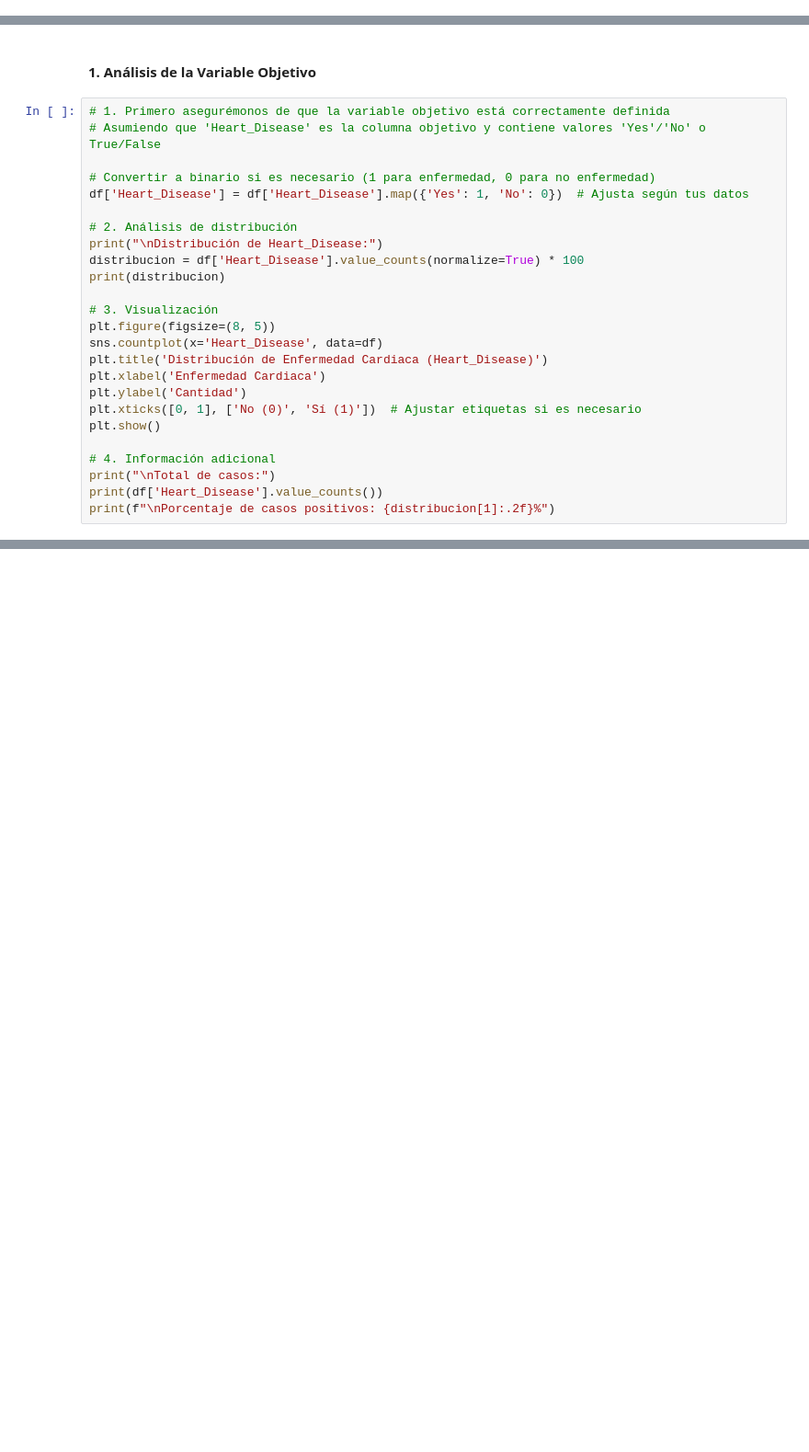
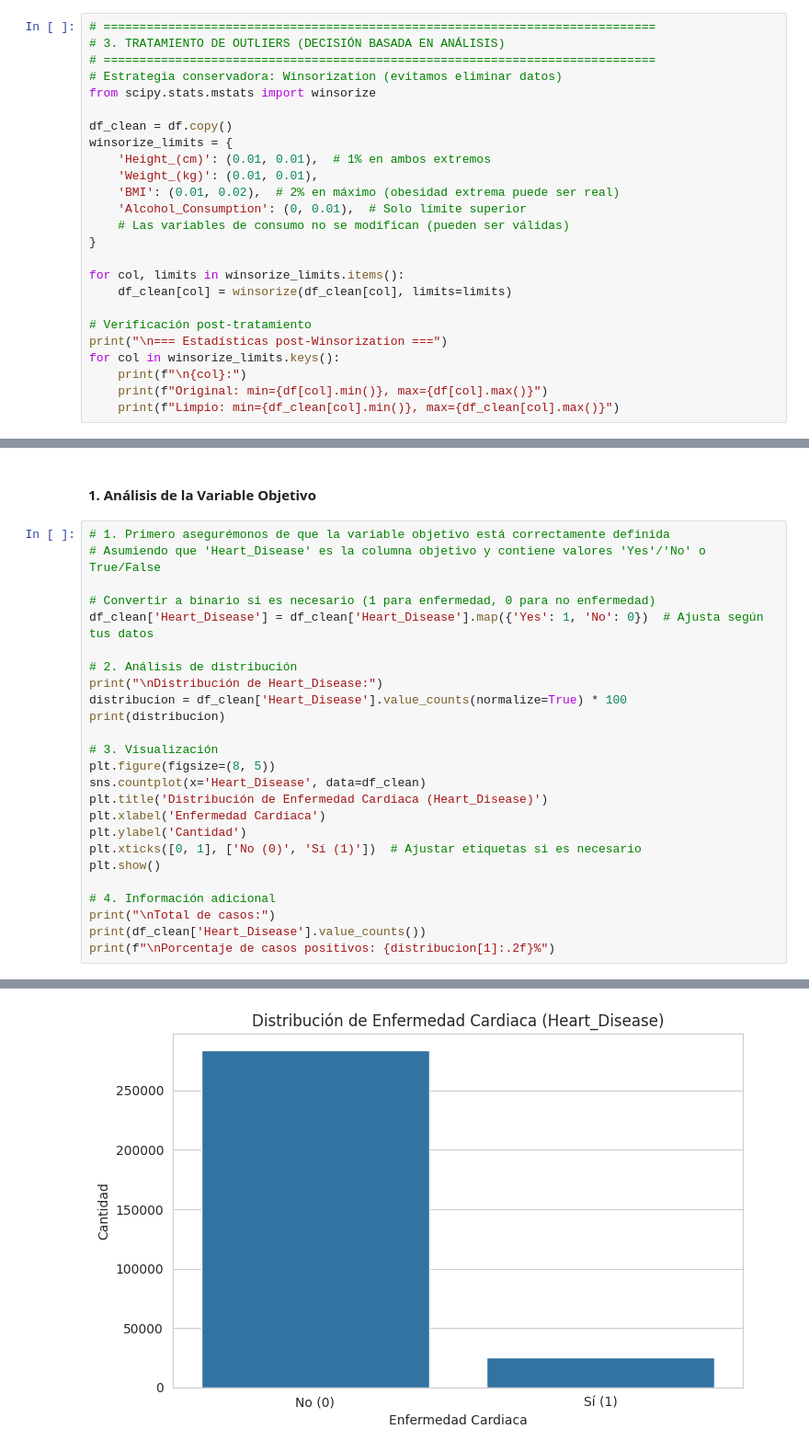
Before and after one commit to Bootcamp-IA-P4/E4_classification, a Jupyter notebook: notebooks/cardio_risk_eda_v2.ipynb, the cells around one changed output, grey strips where cells are left out. Shown at 92% size. Drawn from its saved outputs; the diff is of its cells as text; blank space fills up the shorter version.

```diff
--- a/notebooks/cardio_risk_eda_v2.ipynb
+++ b/notebooks/cardio_risk_eda_v2.ipynb
@@ -110,0 +255,25 @@ El valor más frecuente (“top”) en la variable `Age_Category` es **65-69**,
+# %%
+# =============================================================================
+# 3. TRATAMIENTO DE OUTLIERS (DECISIÓN BASADA EN ANÁLISIS)
+# =============================================================================
+# Estrategia conservadora: Winsorization (evitamos eliminar datos)
+from scipy.stats.mstats import winsorize
+
+df_clean = df.copy()
+winsorize_limits = {
+    'Height_(cm)': (0.01, 0.01),  # 1% en ambos extremos
+    'Weight_(kg)': (0.01, 0.01),
+    'BMI': (0.01, 0.02),  # 2% en máximo (obesidad extrema puede ser real)
+    'Alcohol_Consumption': (0, 0.01),  # Solo límite superior
+    # Las variables de consumo no se modifican (pueden ser válidas)
+}
+
+for col, limits in winsorize_limits.items():
+    df_clean[col] = winsorize(df_clean[col], limits=limits)
+
+# Verificación post-tratamiento
+print("\n=== Estadísticas post-Winsorization ===")
+for col in winsorize_limits.keys():
+    print(f"\n{col}:")
+    print(f"Original: min={df[col].min()}, max={df[col].max()}")
+    print(f"Limpio: min={df_clean[col].min()}, max={df_clean[col].max()}")
@@ -115,16 +402,16 @@ El valor más frecuente (“top”) en la variable `Age_Category` es **65-69**,
 # Asumiendo que 'Heart_Disease' es la columna objetivo y contiene valores 'Yes'/'No' o True/False
 
 # Convertir a binario si es necesario (1 para enfermedad, 0 para no enfermedad)
-df['Heart_Disease'] = df['Heart_Disease'].map({'Yes': 1, 'No': 0})  # Ajusta según tus datos
+df_clean['Heart_Disease'] = df_clean['Heart_Disease'].map({'Yes': 1, 'No': 0})  # Ajusta según tus datos
 
 # 2. Análisis de distribución
 print("\nDistribución de Heart_Disease:")
-distribucion = df['Heart_Disease'].value_counts(normalize=True) * 100
+distribucion = df_clean['Heart_Disease'].value_counts(normalize=True) * 100
 print(distribucion)
 
 # 3. Visualización
 plt.figure(figsize=(8, 5))
-sns.countplot(x='Heart_Disease', data=df)
+sns.countplot(x='Heart_Disease', data=df_clean)
 plt.title('Distribución de Enfermedad Cardiaca (Heart_Disease)')
 plt.xlabel('Enfermedad Cardiaca')
 plt.ylabel('Cantidad')
@@ -133,5 +420,6 @@ plt.show()
 
 # 4. Información adicional
 print("\nTotal de casos:")
-print(df['Heart_Disease'].value_counts())
+print(df_clean['Heart_Disease'].value_counts())
 print(f"\nPorcentaje de casos positivos: {distribucion[1]:.2f}%")
+# %% [output]
@@ -137,0 +431 @@ print(f"\nPorcentaje de casos positivos: {distribucion[1]:.2f}%")
+[figure, added]
```
Also changed, not shown: parts of 29 cells of this notebook, 7 other files.
